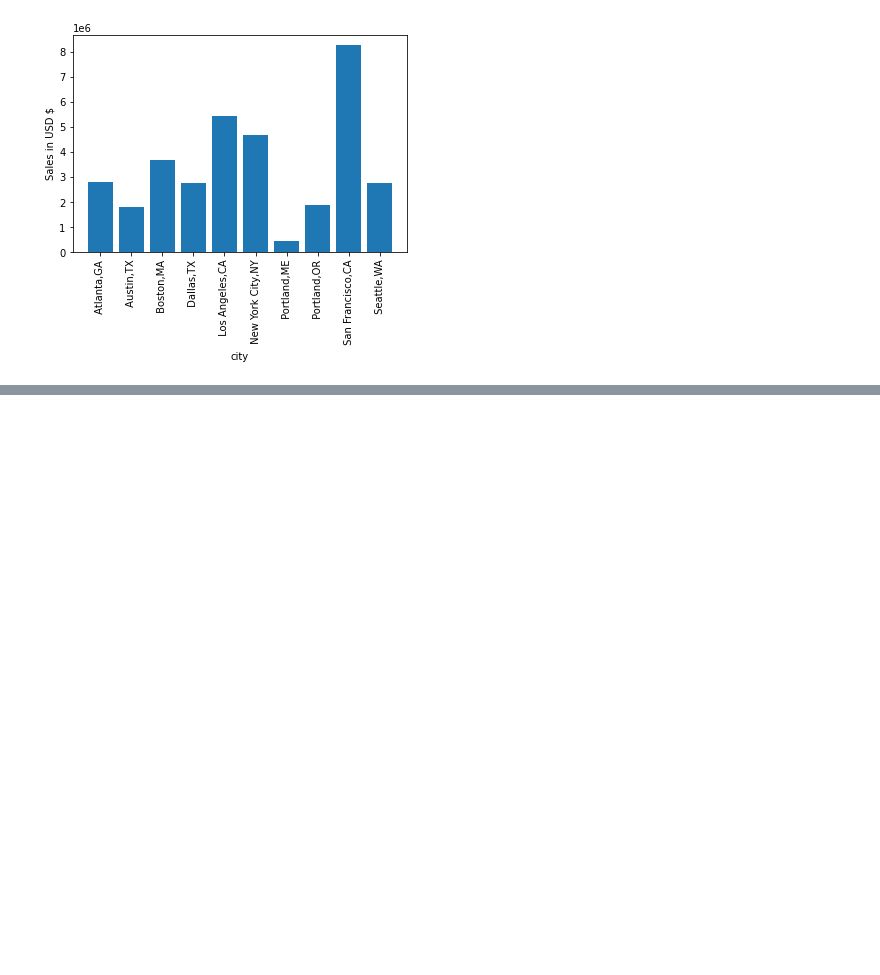
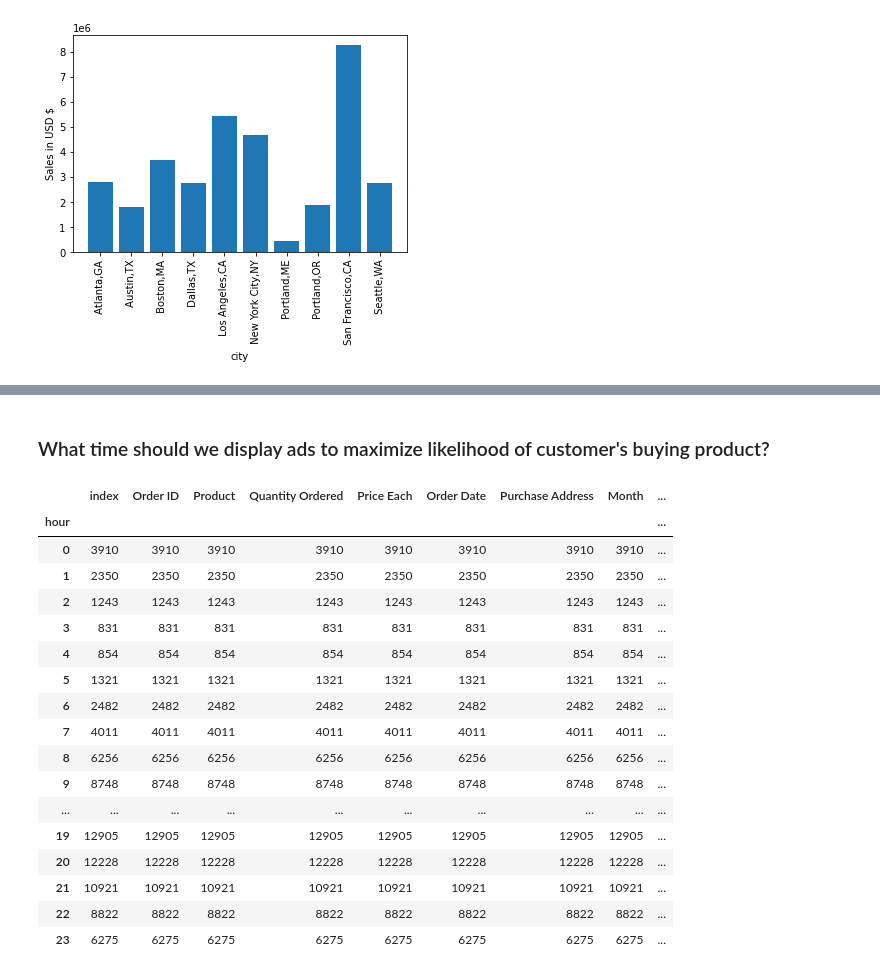
Before and after one commit to palderohit2/Sales-Data-Analysis, a Jupyter notebook: Sales Data Analysis.ipynb, the cells around one changed output, grey strips where cells are left out. Saved outputs shown, nothing was run; the diff lists cells and outputs as text; code cells hidden in the pictures; blank space fills up the shorter version.

```diff
--- a/Sales Data Analysis.ipynb
+++ b/Sales Data Analysis.ipynb
@@ -178,0 +169,2 @@ SyntaxError: invalid syntax (<ipython-input-251-838795ab4a7d>, line 1)
+# %% [markdown]
+### What time should we display ads to maximize likelihood of customer's buying product?
@@ -178,0 +175,21 @@ SyntaxError: invalid syntax (<ipython-input-251-838795ab4a7d>, line 1)
+# %%
+ads_hour = all_data.groupby('hour').count()
+# %% [output]
+|  | index | Order ID | Product | Quantity Ordered | Price Each | Order Date | Purchase Address | Month | ... |
+| hour |  |  |  |  |  |  |  |  | ... |
+| 0 | 3910 | 3910 | 3910 | 3910 | 3910 | 3910 | 3910 | 3910 | ... |
+| 1 | 2350 | 2350 | 2350 | 2350 | 2350 | 2350 | 2350 | 2350 | ... |
+| 2 | 1243 | 1243 | 1243 | 1243 | 1243 | 1243 | 1243 | 1243 | ... |
+| 3 | 831 | 831 | 831 | 831 | 831 | 831 | 831 | 831 | ... |
+| 4 | 854 | 854 | 854 | 854 | 854 | 854 | 854 | 854 | ... |
+| 5 | 1321 | 1321 | 1321 | 1321 | 1321 | 1321 | 1321 | 1321 | ... |
+| 6 | 2482 | 2482 | 2482 | 2482 | 2482 | 2482 | 2482 | 2482 | ... |
+| 7 | 4011 | 4011 | 4011 | 4011 | 4011 | 4011 | 4011 | 4011 | ... |
+| 8 | 6256 | 6256 | 6256 | 6256 | 6256 | 6256 | 6256 | 6256 | ... |
+| 9 | 8748 | 8748 | 8748 | 8748 | 8748 | 8748 | 8748 | 8748 | ... |
+| ... | ... | ... | ... | ... | ... | ... | ... | ... | ... |
+| 19 | 12905 | 12905 | 12905 | 12905 | 12905 | 12905 | 12905 | 12905 | ... |
+| 20 | 12228 | 12228 | 12228 | 12228 | 12228 | 12228 | 12228 | 12228 | ... |
+| 21 | 10921 | 10921 | 10921 | 10921 | 10921 | 10921 | 10921 | 10921 | ... |
+| 22 | 8822 | 8822 | 8822 | 8822 | 8822 | 8822 | 8822 | 8822 | ... |
+| 23 | 6275 | 6275 | 6275 | 6275 | 6275 | 6275 | 6275 | 6275 | ... |
```
Also changed, not shown: parts of 8 cells of this notebook.
